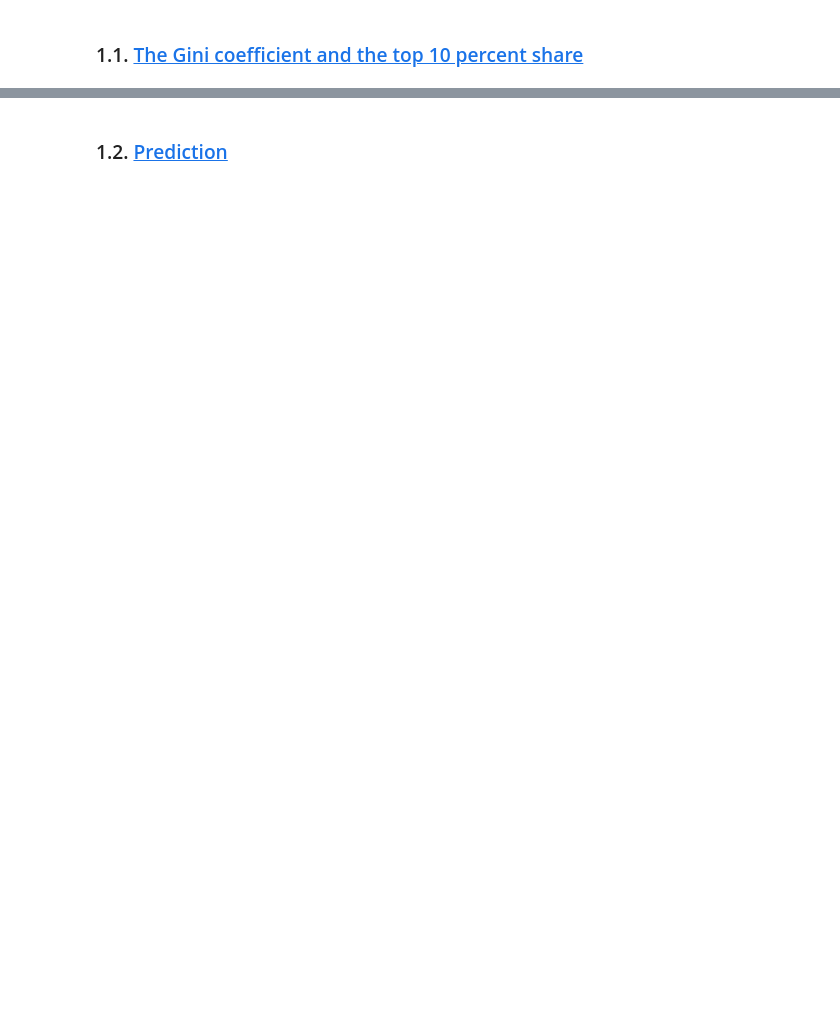
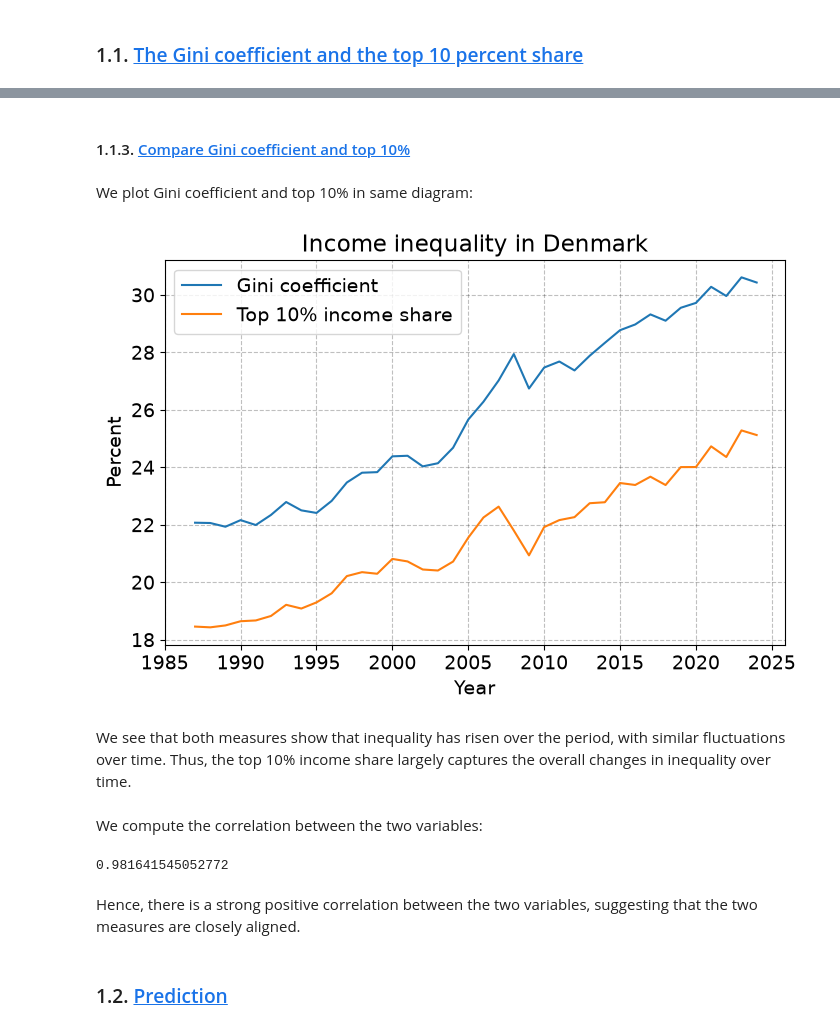
Before and after one commit to NumEconCopenhagen/projects-2025-freja-og-asta, a Jupyter notebook: 1_dataproject/Dataprojectnew.ipynb, the cells around one changed output, grey strips where cells are left out. Cells and saved outputs as stored; diff of their text form; code cells hidden in the pictures; blank space fills up the shorter version.

```diff
--- a/1_dataproject/Dataprojectnew.ipynb
+++ b/1_dataproject/Dataprojectnew.ipynb
@@ -44,0 +140,6 @@ Last update: 2025-12-01T08:00:00
+# %%
+# Load data
+IFOR32 = DstApi('IFOR32')
+
+# Check the variables and their values
+IFOR32.tablesummary(language='en')
@@ -44,0 +191,5 @@ Last update: 2025-12-01T08:00:00
+# %%
+#for each year take the tenth decil income and divide with total income
+Top10 = Deciles.groupby('TID').apply(lambda x: x.loc[x['DECILGEN'] == 'Tenth decil', 'INDHOLD'].iloc[0] / x['INDHOLD'].sum())*100
+
+display(Top10.head())
@@ -45,2 +204,38 @@ Last update: 2025-12-01T08:00:00
+# %% [markdown]
+#### 1.1.3. <a id='toc1_1_'></a>[Compare Gini coefficient and top 10%](#toc0_)
+# %% [markdown]
+We plot Gini coefficient and top 10% in same diagram:
+# %%
+# Combine the Gini coefficient and top 10% income share by year
+df = pd.concat([Gini['INDHOLD'].rename('Gini'), Top10.rename('Top 10%')], axis=1)
+
+# Plot both measures over time
+fig = plt.figure(figsize=(8, 5))
+ax = fig.add_subplot(111)
+
+ax.plot(df.index, df['Gini'], label='Gini coefficient')
+ax.plot(df.index, df['Top 10%'], label='Top 10% income share')
+
+ax.set_title('Income inequality in Denmark')
+ax.set_xlabel('Year')
+ax.set_ylabel('Percent')
+ax.legend()
+#ax.legend(loc='upper center', bbox_to_anchor=(0.5, -0.2), ncol=2, fontsize=12, handlelength=1.5)
+ax.set_xticks(list(range(1985, 2025, 5)) + [2025])
+
+plt.show()
+# %% [output]
+[figure, added]
+# %% [markdown]
+We see that both measures show that inequality has risen over the period, with similar fluctuations over time. Thus, the top 10% income share largely captures the overall changes in inequality over time.
+# %% [markdown]
+We compute the correlation between the two variables:
+# %%
+corr = Gini['INDHOLD'].corr(Top10)
+print(corr)
+# %% [output]
+0.981641545052772
+# %% [markdown]
+Hence, there is a strong positive correlation between the two variables, suggesting that the two measures are closely aligned.
 # %% [markdown]
 ### 1.2. <a id='toc1_1_'></a>[Prediction](#toc0_)
```
Also changed, not shown: parts of 100 cells of this notebook, 1 other file.
